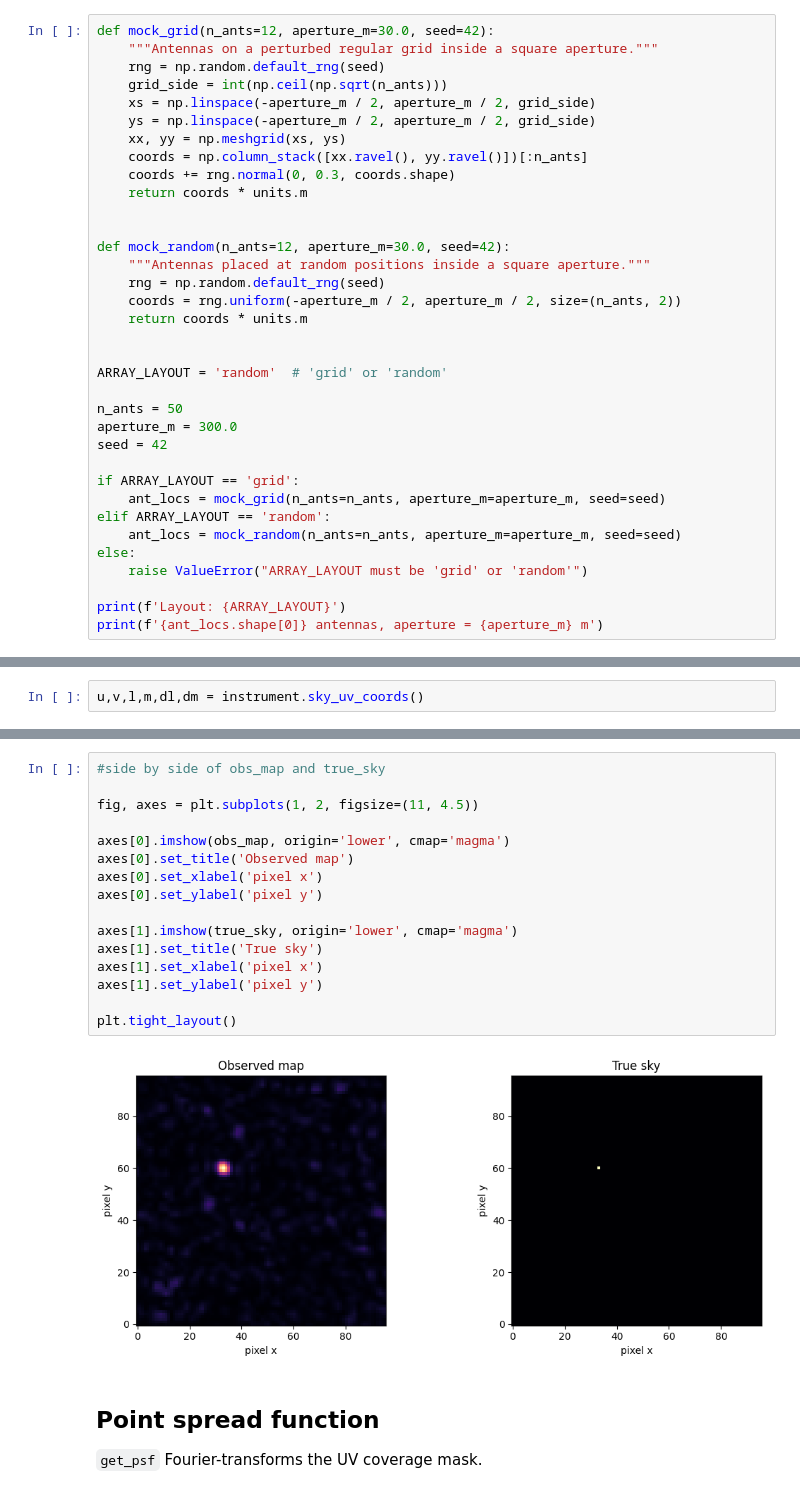
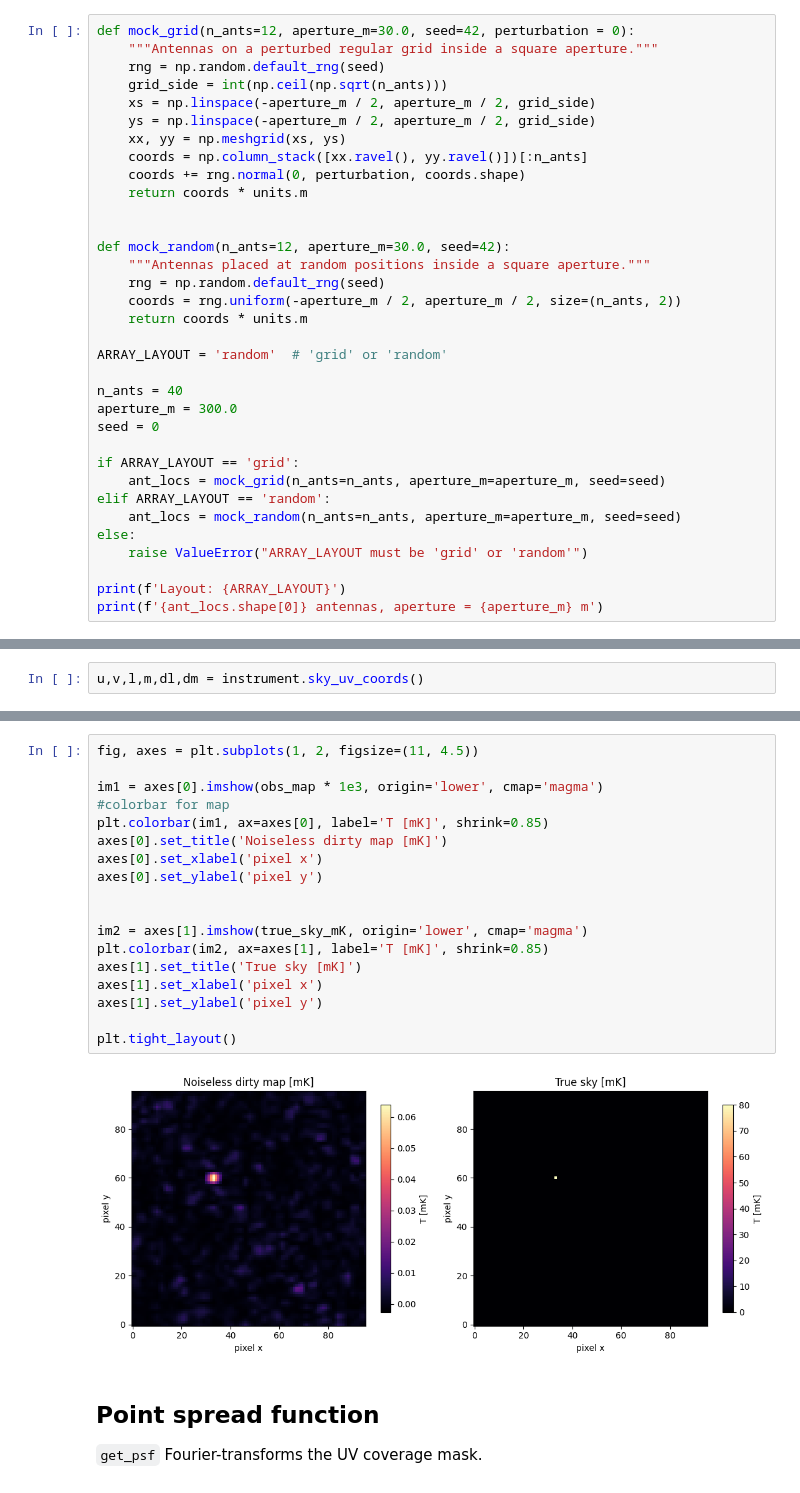
Before and after one commit to McGill-Cosmic-Dawn-Group/LIMstat, a Jupyter notebook: tutorials/tutorial_interferometer.ipynb, the cells around one changed output, grey strips where cells are left out. Saved outputs shown, nothing was run; the diff lists cells and outputs as text.

```diff
--- a/tutorials/tutorial_interferometer.ipynb
+++ b/tutorials/tutorial_interferometer.ipynb
@@ -90,7 +86,7 @@ Two helper functions build antenna coordinates (astropy `units.m`):
 
 Set `ARRAY_LAYOUT` to `'grid'` or `'random'` to choose which layout to use.
 # %%
-def mock_grid(n_ants=12, aperture_m=30.0, seed=42):
+def mock_grid(n_ants=12, aperture_m=30.0, seed=42, perturbation = 0):
     """Antennas on a perturbed regular grid inside a square aperture."""
     rng = np.random.default_rng(seed)
     grid_side = int(np.ceil(np.sqrt(n_ants)))
@@ -98,7 +94,7 @@ def mock_grid(n_ants=12, aperture_m=30.0, seed=42):
     ys = np.linspace(-aperture_m / 2, aperture_m / 2, grid_side)
     xx, yy = np.meshgrid(xs, ys)
     coords = np.column_stack([xx.ravel(), yy.ravel()])[:n_ants]
-    coords += rng.normal(0, 0.3, coords.shape)
+    coords += rng.normal(0, perturbation, coords.shape)
     return coords * units.m
 
 
@@ -108,12 +104,11 @@ def mock_random(n_ants=12, aperture_m=30.0, seed=42):
     coords = rng.uniform(-aperture_m / 2, aperture_m / 2, size=(n_ants, 2))
     return coords * units.m
 
-
 ARRAY_LAYOUT = 'random'  # 'grid' or 'random'
 
-n_ants = 50
+n_ants = 40
 aperture_m = 300.0
-seed = 42
+seed = 0
 
 if ARRAY_LAYOUT == 'grid':
     ant_locs = mock_grid(n_ants=n_ants, aperture_m=aperture_m, seed=seed)
@@ -210,21 +238,23 @@ obs_map = instrument.get_dirty_map(true_sky, freq, noise=False)
 # %%
-#side by side of obs_map and true_sky
-
 fig, axes = plt.subplots(1, 2, figsize=(11, 4.5))
 
-axes[0].imshow(obs_map, origin='lower', cmap='magma')
-axes[0].set_title('Observed map')
+im1 = axes[0].imshow(obs_map * 1e3, origin='lower', cmap='magma')
+#colorbar for map
+plt.colorbar(im1, ax=axes[0], label='T [mK]', shrink=0.85)
+axes[0].set_title('Noiseless dirty map [mK]')
 axes[0].set_xlabel('pixel x')
 axes[0].set_ylabel('pixel y')
 
-axes[1].imshow(true_sky, origin='lower', cmap='magma')
-axes[1].set_title('True sky')
+
+im2 = axes[1].imshow(true_sky_mK, origin='lower', cmap='magma')
+plt.colorbar(im2, ax=axes[1], label='T [mK]', shrink=0.85)
+axes[1].set_title('True sky [mK]')
 axes[1].set_xlabel('pixel x')
 axes[1].set_ylabel('pixel y')
 
 plt.tight_layout()
 # %% [output]
-[figure, old version]
+[figure, new version]
 # %% [markdown]
 ## Point spread function
 
```
Also changed, not shown: parts of 29 cells of this notebook, 2 other files.
